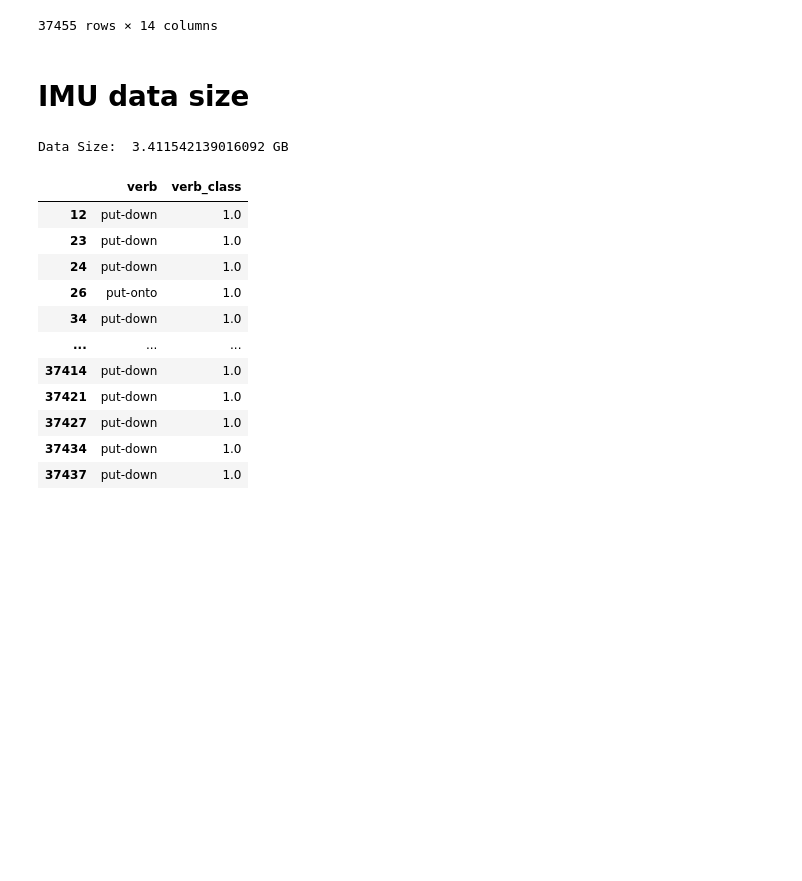
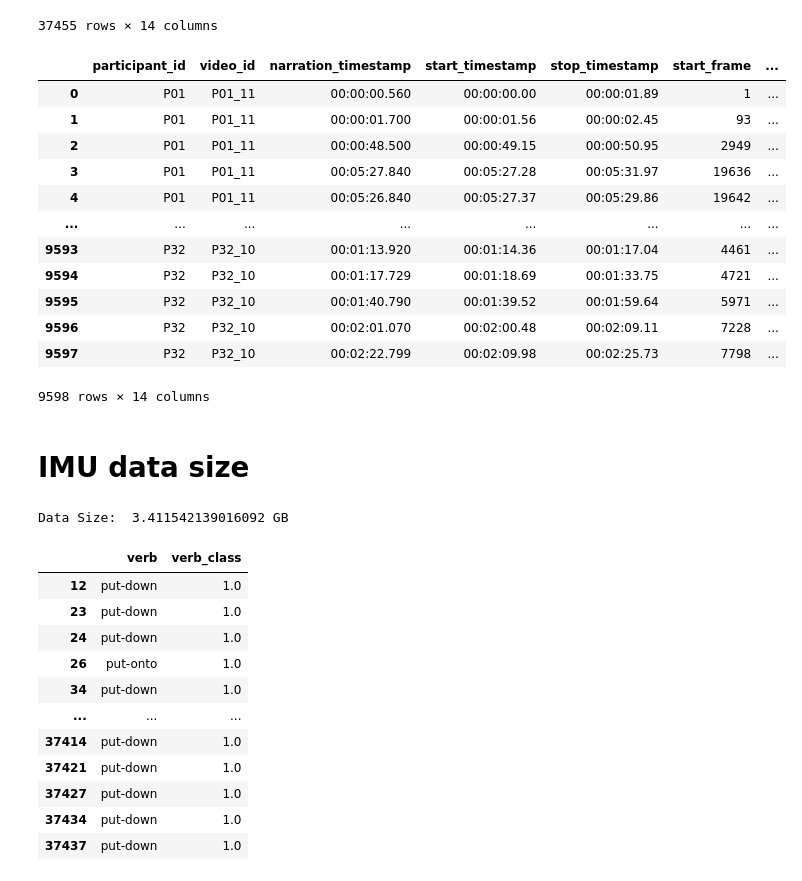
Before and after one commit to amir-goudarzi/IMU_testing, a Jupyter notebook: notebooks/investigate_dataset.ipynb, the cells around one changed output. Saved outputs shown, nothing was run; the diff lists cells and outputs as text; code cells hidden in the pictures; blank space fills up the shorter version.

```diff
--- a/notebooks/investigate_dataset.ipynb
+++ b/notebooks/investigate_dataset.ipynb
@@ -21,7 +21,8 @@ cuda:0
 root_dir = os.path.join('/data', 'EPIC-KITCHENS')
 annotations_dir = os.path.join('..', 'data', 'annotations')
 train = True
-filename = 'EPIC_100_train_clean.pkl'
+filename_train = 'EPIC_100_train_clean.pkl'
+filename_valid = 'EPIC_100_validation.pkl'
 
 img_dir = os.path.join('..','reports','img','dataset_analysis')
 # %%
@@ -65,6 +66,25 @@ df
 | 37453 | P37 | P37_103 | 00:00:41.151 | 00:00:40.57 | 00:00:44.19 | 2028 | ... |
 | 37454 | P37 | P37_103 | 00:00:44.907 | 00:00:46.85 | 00:00:54.64 | 2342 | ... |
 37455 rows × 14 columns
+# %%
+df_valid = pd.read_pickle(os.path.join(annotations_dir, filename_valid))
+df_valid = df_valid.dropna()
+df_valid = df_valid.reset_index(drop=True)
+df_valid
+# %% [output]
+|  | participant_id | video_id | narration_timestamp | start_timestamp | stop_timestamp | start_frame | ... |
+| 0 | P01 | P01_11 | 00:00:00.560 | 00:00:00.00 | 00:00:01.89 | 1 | ... |
+| 1 | P01 | P01_11 | 00:00:01.700 | 00:00:01.56 | 00:00:02.45 | 93 | ... |
+| 2 | P01 | P01_11 | 00:00:48.500 | 00:00:49.15 | 00:00:50.95 | 2949 | ... |
+| 3 | P01 | P01_11 | 00:05:27.840 | 00:05:27.28 | 00:05:31.97 | 19636 | ... |
+| 4 | P01 | P01_11 | 00:05:26.840 | 00:05:27.37 | 00:05:29.86 | 19642 | ... |
+| ... | ... | ... | ... | ... | ... | ... | ... |
+| 9593 | P32 | P32_10 | 00:01:13.920 | 00:01:14.36 | 00:01:17.04 | 4461 | ... |
+| 9594 | P32 | P32_10 | 00:01:17.729 | 00:01:18.69 | 00:01:33.75 | 4721 | ... |
+| 9595 | P32 | P32_10 | 00:01:40.790 | 00:01:39.52 | 00:01:59.64 | 5971 | ... |
+| 9596 | P32 | P32_10 | 00:02:01.070 | 00:02:00.48 | 00:02:09.11 | 7228 | ... |
+| 9597 | P32 | P32_10 | 00:02:22.799 | 00:02:09.98 | 00:02:25.73 | 7798 | ... |
+9598 rows × 14 columns
 # %% [markdown]
 # IMU data size
 # %%
```
Also changed, not shown: parts of 1 cell of this notebook, 12 other files.
